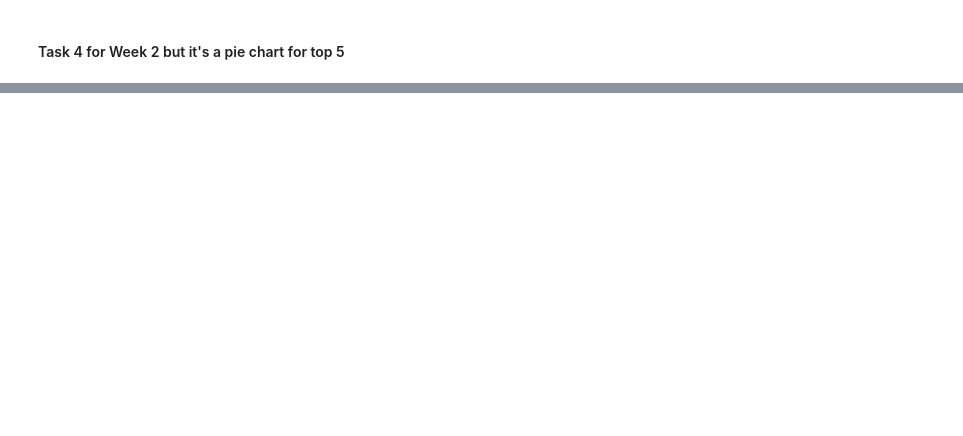
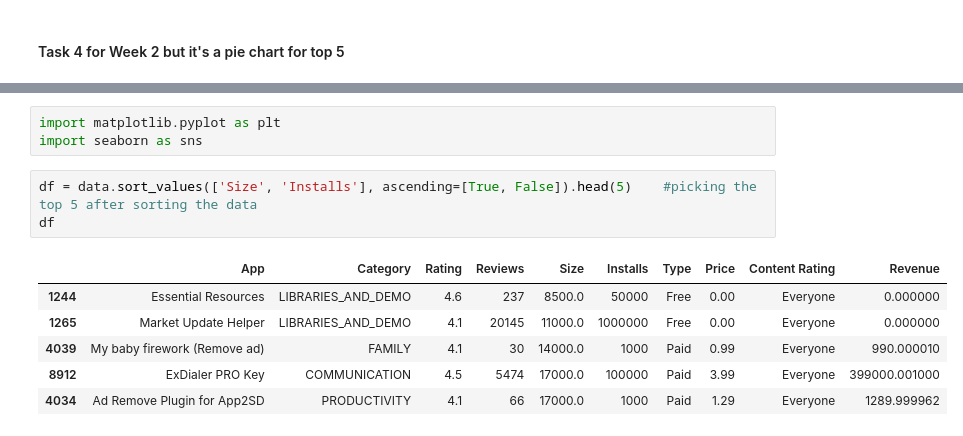
Before and after one commit to bahaozsahin/Develhope_Project-2_team-3, a Jupyter notebook: week3/week3_Baha.ipynb, the cells around one changed output, grey strips where cells are left out. Saved outputs shown, nothing was run; the diff lists cells and outputs as text; blank space fills up the shorter version.

```diff
--- a/week3/week3_Baha.ipynb
+++ b/week3/week3_Baha.ipynb
@@ -119,0 +127,13 @@ pie+text
+# %%
+import matplotlib.pyplot as plt
+import seaborn as sns
+# %%
+df = data.sort_values(['Size', 'Installs'], ascending=[True, False]).head(5)    #picking the top 5 after sorting the data
+df
+# %% [output]
+|  | App | Category | Rating | Reviews | Size | Installs | Type | Price | Content Rating | Revenue |
+| 1244 | Essential Resources | LIBRARIES_AND_DEMO | 4.6 | 237 | 8500.0 | 50000 | Free | 0.00 | Everyone | 0.000000 |
+| 1265 | Market Update Helper | LIBRARIES_AND_DEMO | 4.1 | 20145 | 11000.0 | 1000000 | Free | 0.00 | Everyone | 0.000000 |
+| 4039 | My baby firework (Remove ad) | FAMILY | 4.1 | 30 | 14000.0 | 1000 | Paid | 0.99 | Everyone | 990.000010 |
+| 8912 | ExDialer PRO Key | COMMUNICATION | 4.5 | 5474 | 17000.0 | 100000 | Paid | 3.99 | Everyone | 399000.001000 |
+| 4034 | Ad Remove Plugin for App2SD | PRODUCTIVITY | 4.1 | 66 | 17000.0 | 1000 | Paid | 1.29 | Everyone | 1289.999962 |
```
Also changed, not shown: parts of 5 cells of this notebook.
